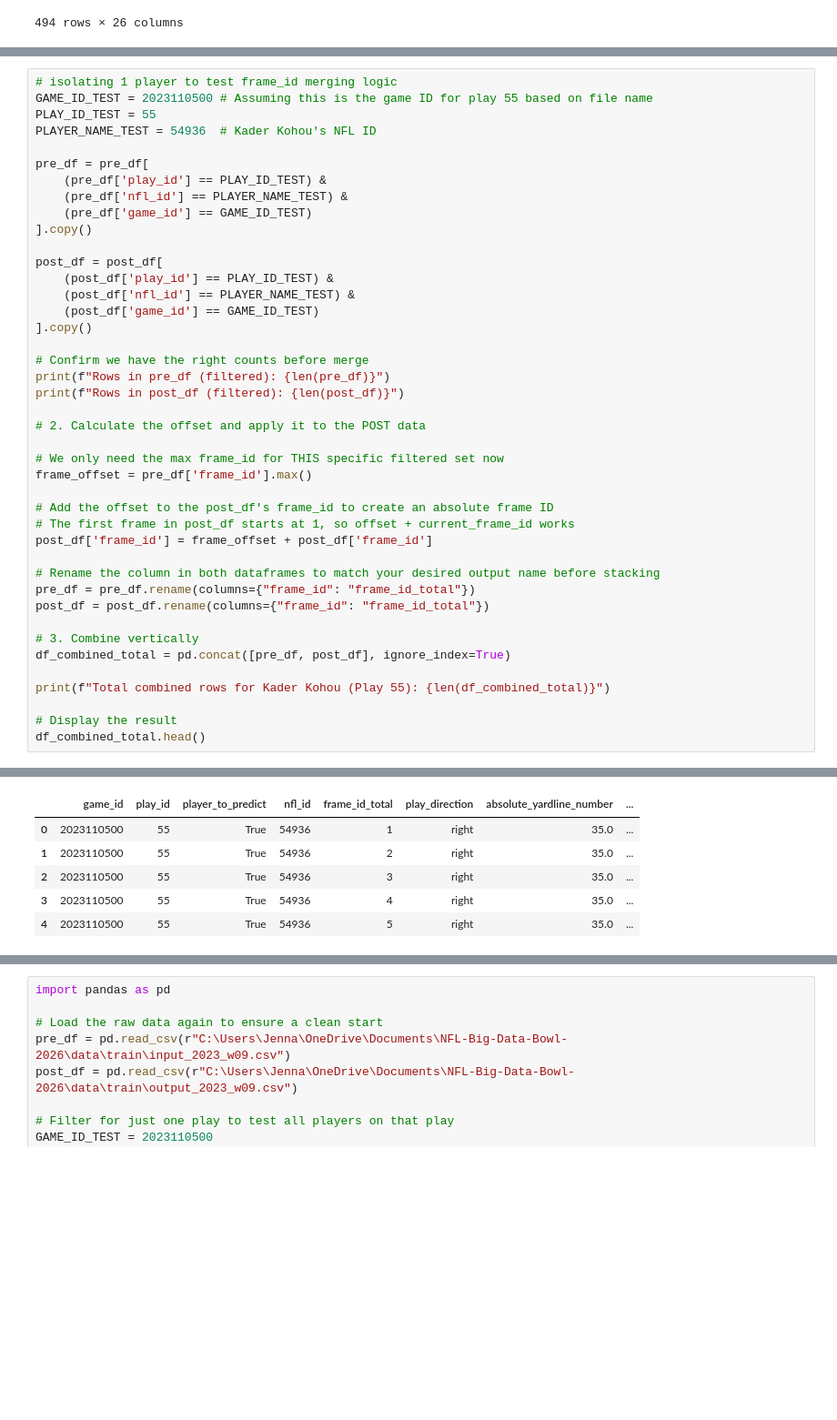
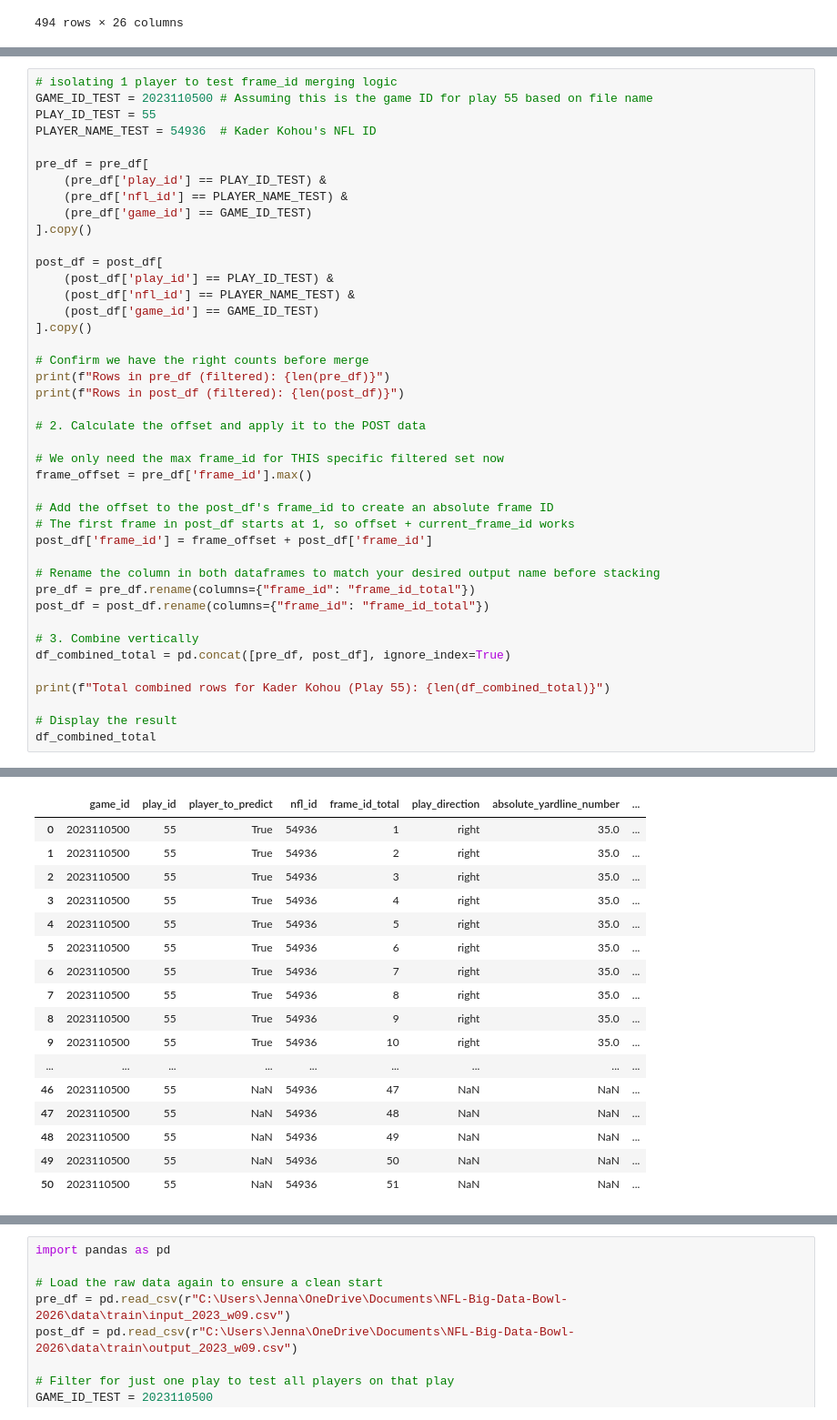
Before and after one commit to cottonjenn/nfl_bdb_neural_net, a Jupyter notebook: project.ipynb, the cells around one changed output, grey strips where cells are left out. Shown: that part at 91% size. Cells and saved outputs as stored; diff of their text form; blank space fills up the shorter version.

```diff
--- a/project.ipynb
+++ b/project.ipynb
@@ -87,31 +139,42 @@ print(f"Rows in post_df (filtered): {len(post_df)}")
 
 # 2. Calculate the offset and apply it to the POST data
 
 # We only need the max frame_id for THIS specific filtered set now
 frame_offset = pre_df['frame_id'].max()
 
 # Add the offset to the post_df's frame_id to create an absolute frame ID
 # The first frame in post_df starts at 1, so offset + current_frame_id works
 post_df['frame_id'] = frame_offset + post_df['frame_id']
 
 # Rename the column in both dataframes to match your desired output name before stacking
 pre_df = pre_df.rename(columns={"frame_id": "frame_id_total"})
 post_df = post_df.rename(columns={"frame_id": "frame_id_total"})
 
 # 3. Combine vertically
 df_combined_total = pd.concat([pre_df, post_df], ignore_index=True)
 
 print(f"Total combined rows for Kader Kohou (Play 55): {len(df_combined_total)}")
 
 # Display the result
-df_combined_total.head()
+df_combined_total
 # %% [output]
 Rows in pre_df (filtered): 38
 Rows in post_df (filtered): 13
 Total combined rows for Kader Kohou (Play 55): 51
 |  | game_id | play_id | player_to_predict | nfl_id | frame_id_total | play_direction | absolute_yardline_number | ... |
 | 0 | 2023110500 | 55 | True | 54936 | 1 | right | 35.0 | ... |
 | 1 | 2023110500 | 55 | True | 54936 | 2 | right | 35.0 | ... |
 | 2 | 2023110500 | 55 | True | 54936 | 3 | right | 35.0 | ... |
 | 3 | 2023110500 | 55 | True | 54936 | 4 | right | 35.0 | ... |
 | 4 | 2023110500 | 55 | True | 54936 | 5 | right | 35.0 | ... |
+| 5 | 2023110500 | 55 | True | 54936 | 6 | right | 35.0 | ... |
+| 6 | 2023110500 | 55 | True | 54936 | 7 | right | 35.0 | ... |
+| 7 | 2023110500 | 55 | True | 54936 | 8 | right | 35.0 | ... |
+| 8 | 2023110500 | 55 | True | 54936 | 9 | right | 35.0 | ... |
+| 9 | 2023110500 | 55 | True | 54936 | 10 | right | 35.0 | ... |
+| ... | ... | ... | ... | ... | ... | ... | ... | ... |
+| 46 | 2023110500 | 55 | NaN | 54936 | 47 | NaN | NaN | ... |
+| 47 | 2023110500 | 55 | NaN | 54936 | 48 | NaN | NaN | ... |
+| 48 | 2023110500 | 55 | NaN | 54936 | 49 | NaN | NaN | ... |
+| 49 | 2023110500 | 55 | NaN | 54936 | 50 | NaN | NaN | ... |
+| 50 | 2023110500 | 55 | NaN | 54936 | 51 | NaN | NaN | ... |
```
Also changed, not shown: parts of 7 cells of this notebook.
